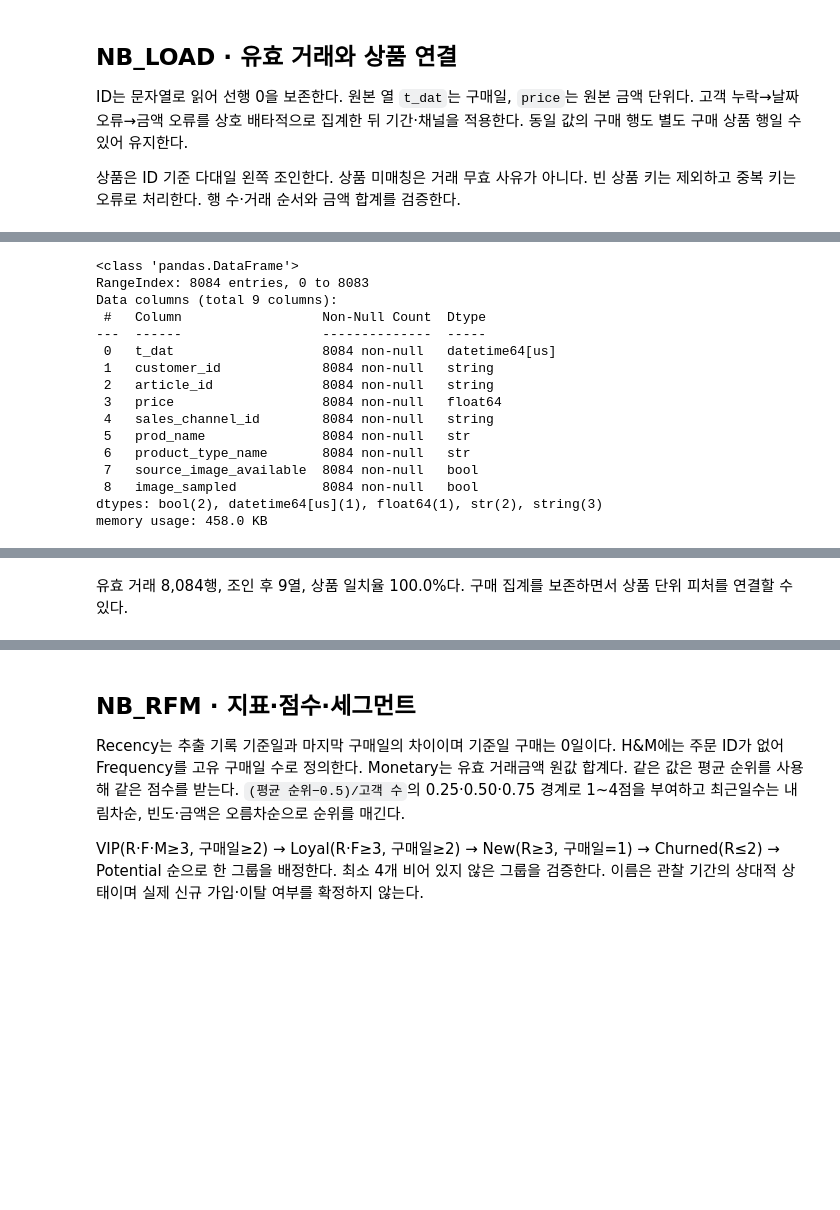
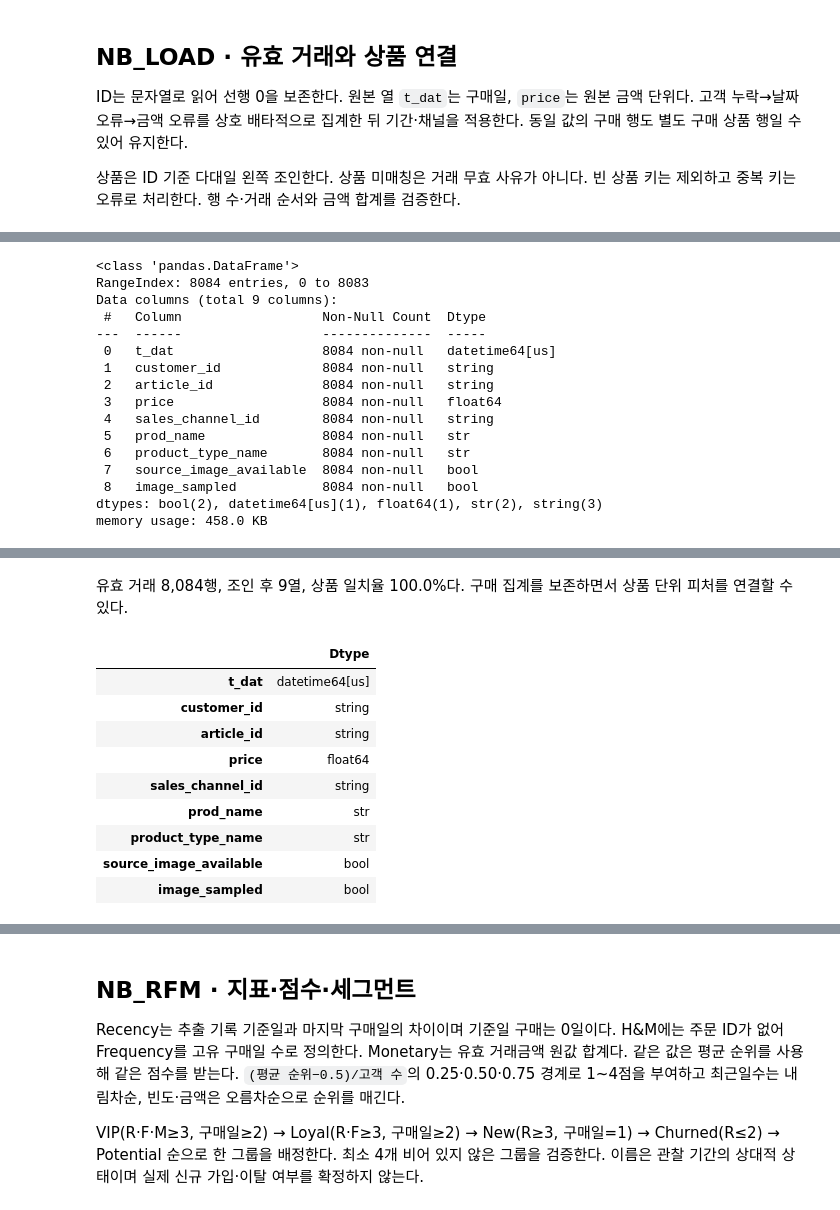
Before and after one commit to ntt65/A1_1, a Jupyter notebook: notebooks/analysis_report.ipynb, the cells around one changed output, grey strips where cells are left out. Cells and saved outputs as stored; diff of their text form; code cells hidden in the pictures; blank space fills up the shorter version.

```diff
--- a/notebooks/analysis_report.ipynb
+++ b/notebooks/analysis_report.ipynb
@@ -68,6 +68,9 @@ analyzer.df.info()
 display(analyzer.df.describe(include="all"))
 display(pd.DataFrame([analyzer.transaction_audit, analyzer.join_summary]))
 display(Markdown(f"유효 거래 {len(analyzer.df):,}행, 조인 후 {joined_column_count}열, 상품 일치율 {analyzer.join_summary['matched_rows']/len(analyzer.df):.1%}다. 구매 집계를 보존하면서 상품 단위 피처를 연결할 수 있다."))
+
+# info()와 같은 시점의 조인 표에서 열별 자료형을 직접 확인한다.
+display(analyzer.df.dtypes.astype(str).rename("Dtype").to_frame())
 # %% [output]
 |  | t_dat | customer_id | article_id | price | sales_channel_id | prod_name | product_type_name | ... |
 | 0 | 2020-06-01 | 0283b438a640d92d2003c3b912fd5c754... | 0857272001 | 0.067780 | 1 | HS Ninie broderi anglais | Dress | ... |
@@ -80,33 +83,43 @@ RangeIndex: 8084 entries, 0 to 8083
 Data columns (total 9 columns):
  #   Column                  Non-Null Count  Dtype
 ---  ------                  --------------  -----
  0   t_dat                   8084 non-null   datetime64[us]
  1   customer_id             8084 non-null   string
  2   article_id              8084 non-null   string
  3   price                   8084 non-null   float64
  4   sales_channel_id        8084 non-null   string
  5   prod_name               8084 non-null   str
  6   product_type_name       8084 non-null   str
  7   source_image_available  8084 non-null   bool
  8   image_sampled           8084 non-null   bool
 dtypes: bool(2), datetime64[us](1), float64(1), str(2), string(3)
 memory usage: 458.0 KB
 |  | t_dat | customer_id | article_id | price | sales_channel_id | prod_name | product_type_name | ... |
 | count | 8084 | 8084 | 8084 | 8084.000000 | 8084 | 8084 | 8084 | ... |
 | unique | NaN | 1000 | 4705 | NaN | 2 | 3022 | 83 | ... |
 | top | NaN | 17d6270f6f81ad1f7e5a1cb7ed8edb54b... | 0160442007 | NaN | 2 | Timeless Midrise Brief | Dress | ... |
 | freq | NaN | 79 | 15 | NaN | 5196 | 67 | 1110 | ... |
 | mean | 2020-07-12 11:11:54.299851 | NaN | NaN | 0.025014 | NaN | NaN | NaN | ... |
 | min | 2020-06-01 00:00:00 | NaN | NaN | 0.000322 | NaN | NaN | NaN | ... |
 | 25% | 2020-06-22 00:00:00 | NaN | NaN | 0.015237 | NaN | NaN | NaN | ... |
 | 50% | 2020-07-08 00:00:00 | NaN | NaN | 0.022017 | NaN | NaN | NaN | ... |
 | 75% | 2020-08-03 00:00:00 | NaN | NaN | 0.033881 | NaN | NaN | NaN | ... |
 | max | 2020-08-31 00:00:00 | NaN | NaN | 0.135576 | NaN | NaN | NaN | ... |
 | std | NaN | NaN | NaN | 0.014912 | NaN | NaN | NaN | ... |
 |  | source_rows | missing_customer_rows | invalid_date_rows | invalid_order_rows | invalid_amount_rows | ... |
 | 0 | 8084.0 | 0.0 | 0.0 | 0.0 | 0.0 | ... |
 | 1 | NaN | NaN | NaN | NaN | NaN | ... |
 유효 거래 8,084행, 조인 후 9열, 상품 일치율 100.0%다. 구매 집계를 보존하면서 상품 단위 피처를 연결할 수 있다.
+|  | Dtype |
+| t_dat | datetime64[us] |
+| customer_id | string |
+| article_id | string |
+| price | float64 |
+| sales_channel_id | string |
+| prod_name | str |
+| product_type_name | str |
+| source_image_available | bool |
+| image_sampled | bool |
 # %% [markdown]
 ## NB_FEATURES · 상품 단위 이미지·텍스트
 
```
Also changed, not shown: parts of 9 cells of this notebook, 1 other file.
